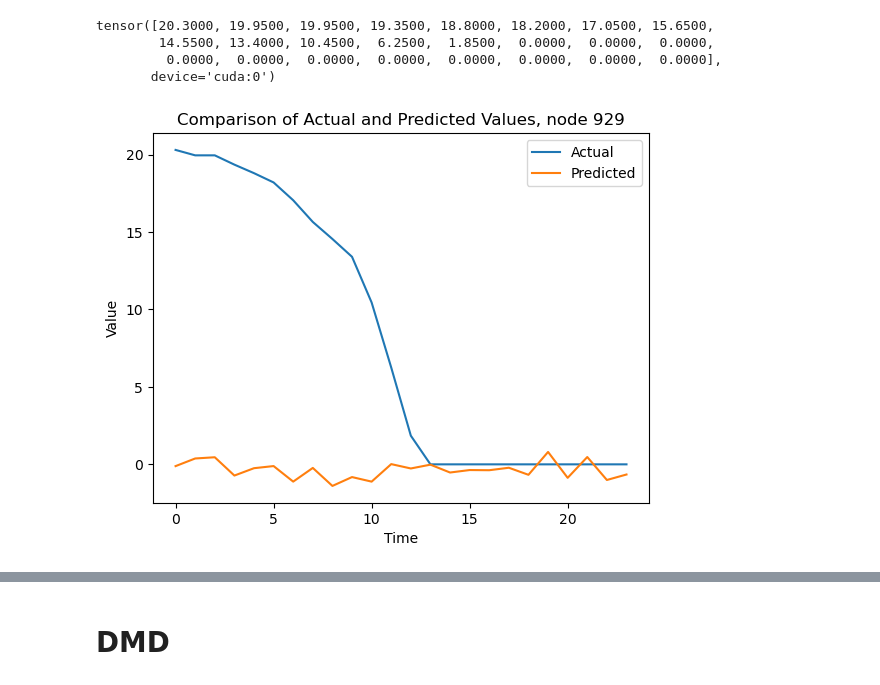
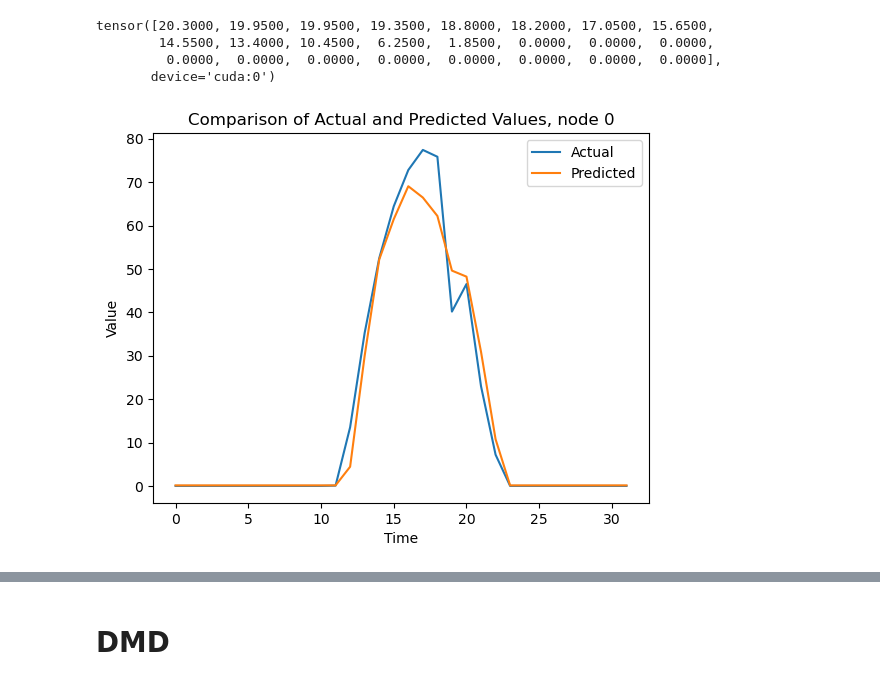
Before and after one commit to NGMLGroup/Koopman-TGNN-Interpretability, a Jupyter notebook: DynGESN_DMD.ipynb, the cells around one changed output, grey strips where cells are left out. Cells and saved outputs as stored; diff of their text form; code cells hidden in the pictures.

```diff
--- a/DynGESN_DMD.ipynb
+++ b/DynGESN_DMD.ipynb
@@ -163,4 +150,7 @@ LinearRegression(
 )
-# %%
-test_sample = next(iter(test_dataloader())).to(device)
-output = loaded_model(test_sample.input.x, test_sample.input.edge_index, test_sample.input.edge_weight)
+# %%
+test_x, test_y = next(iter(test_dataloader))
+test_x = test_x[0,:,:].to(device)
+test_y = test_y[0,:,:].to(device)
+# %%
+output = loaded_model(test_x)
@@ -167,18 +161,22 @@ output = loaded_model(test_sample.input.x, test_sample.input.edge_index, test_sa
 # %%
+# Set the model to evaluation mode
+loaded_model = forecaster
+loaded_model.to(device).eval()
+
 outputs = []
 targets = []
 
-for test_sample in tqdm(test_dataloader()):
-    test_sample = test_sample.to(device)
-    output = loaded_model(test_sample.input.x, test_sample.input.edge_index, test_sample.input.edge_weight).squeeze()
+for test_sample in tqdm(test_dataloader):
+    test_x, test_y = test_sample[0].to(device), test_sample[1].to(device)
+    output = loaded_model(test_x).squeeze()
 
     outputs.append(output)
-    targets.append(test_sample.target.y)
-    if len(outputs) >= 100:
+    targets.append(test_y)
+    if len(outputs) >= 25:
         break
 
 stacked_outputs = torch.stack(outputs, dim=0)
-stacked_targets = torch.stack(targets, dim=0)
+stacked_targets = torch.stack(targets, dim=0).squeeze()
 # %%
 stacked_outputs.shape
 # %% [output]
@@ -214,14 +212,14 @@ tensor([20.3000, 19.9500, 19.9500, 19.3500, 18.8000, 18.2000, 17.0500, 15.6500,
          0.0000,  0.0000,  0.0000,  0.0000,  0.0000,  0.0000,  0.0000,  0.0000],
        device='cuda:0')
 # %%
-node_id = 929
+node_id = 0
 
-plt.plot(stacked_targets[99,0,:,node_id,0].cpu().detach().numpy(), label='Actual')
-plt.plot(stacked_outputs[99,:,node_id].cpu().detach().numpy(), label='Predicted')
+plt.plot(stacked_targets[0,:,node_id].cpu().detach().numpy(), label='Actual')
+plt.plot(stacked_outputs[0,:,node_id].cpu().detach().numpy(), label='Predicted')
 plt.legend()
 plt.xlabel('Time')
 plt.ylabel('Value')
 plt.title(f'Comparison of Actual and Predicted Values, node {node_id}')
 plt.show()
 # %% [output]
-[figure, old version]
+[figure, new version]
```
Also changed, not shown: parts of 46 cells of this notebook.
